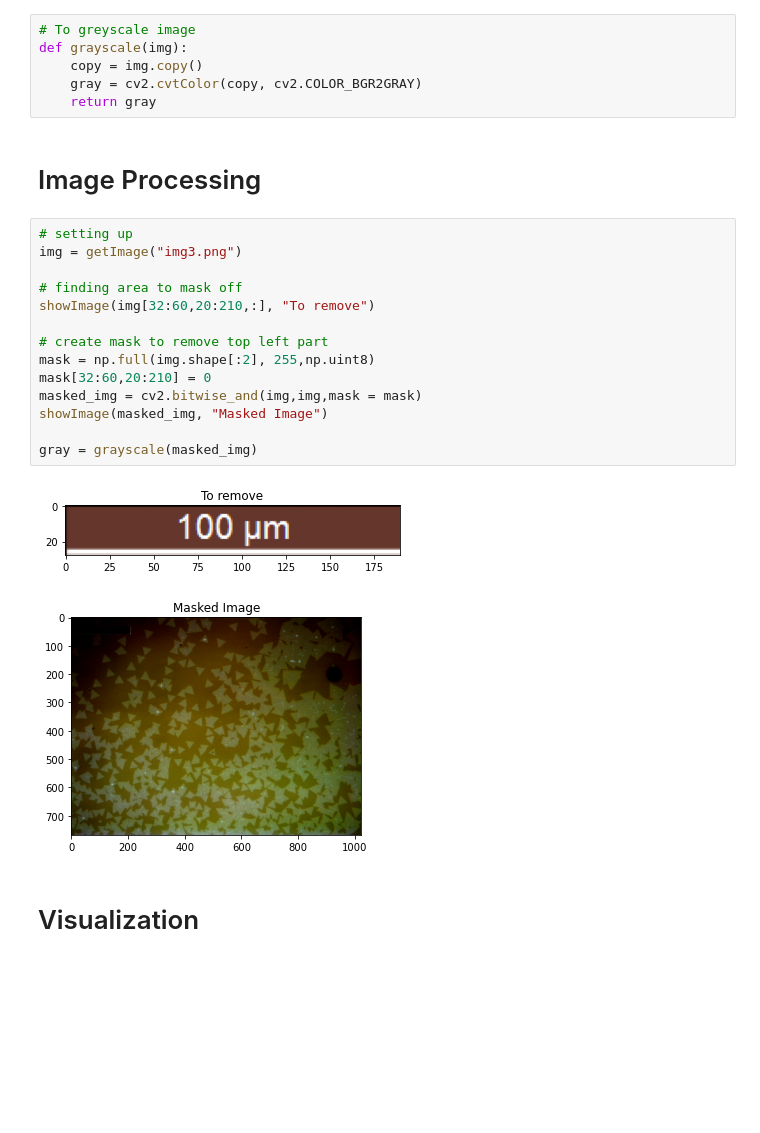
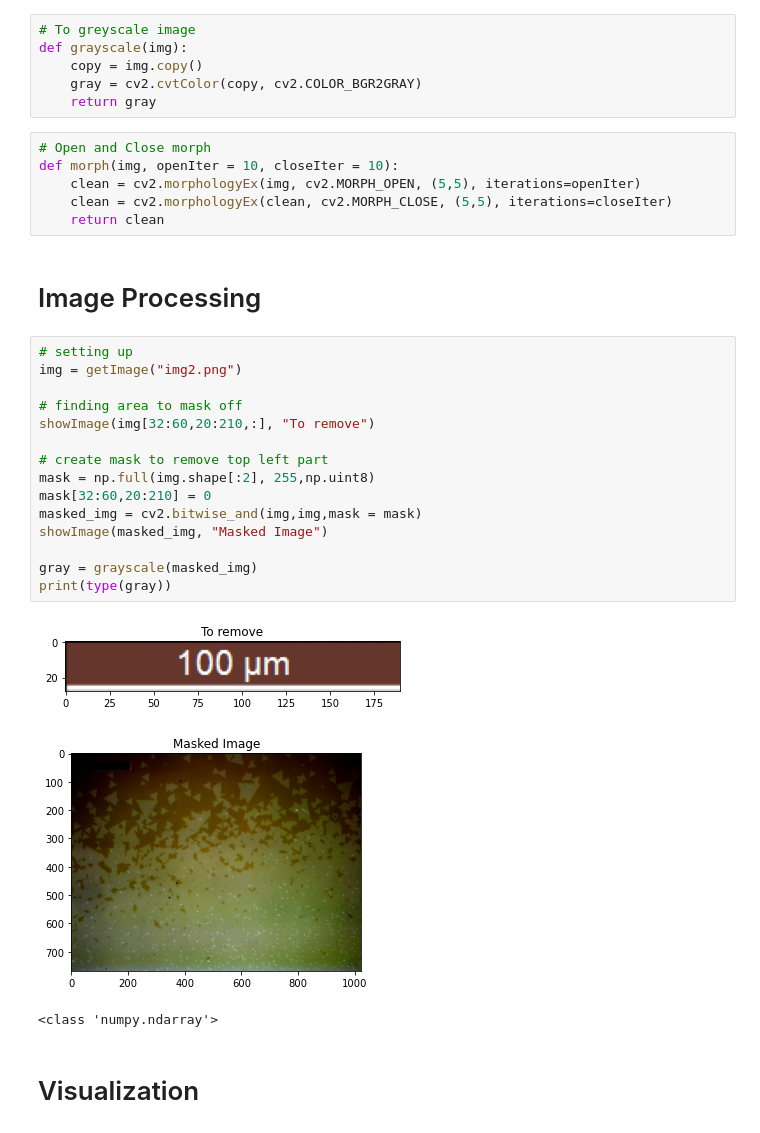
Before and after one commit to Bacenl/Adaptive-Thresholding, a Jupyter notebook: Code.ipynb, the cells around one changed output. Saved outputs shown, nothing was run; the diff lists cells and outputs as text; blank space fills up the shorter version.

```diff
--- a/Code.ipynb
+++ b/Code.ipynb
@@ -40,25 +40,33 @@ def grayscale(img):
     copy = img.copy()
     gray = cv2.cvtColor(copy, cv2.COLOR_BGR2GRAY)
     return gray
+# %%
+# Open and Close morph
+def morph(img, openIter = 10, closeIter = 10):
+    clean = cv2.morphologyEx(img, cv2.MORPH_OPEN, (5,5), iterations=openIter)
+    clean = cv2.morphologyEx(clean, cv2.MORPH_CLOSE, (5,5), iterations=closeIter)
+    return clean
 # %% [markdown]
 # Image Processing
 # %%
 # setting up
-img = getImage("img3.png")
+img = getImage("img2.png")
 
 # finding area to mask off
 showImage(img[32:60,20:210,:], "To remove")
 
 # create mask to remove top left part
 mask = np.full(img.shape[:2], 255,np.uint8)
 mask[32:60,20:210] = 0
 masked_img = cv2.bitwise_and(img,img,mask = mask)
 showImage(masked_img, "Masked Image")
 
 gray = grayscale(masked_img)
+print(type(gray))
 # %% [output]
 [figure]
-[figure, old version]
+[figure, new version]
+<class 'numpy.ndarray'>
 # %% [markdown]
 # Visualization
 # %% [markdown]
```
Also changed, not shown: parts of 23 cells of this notebook.
